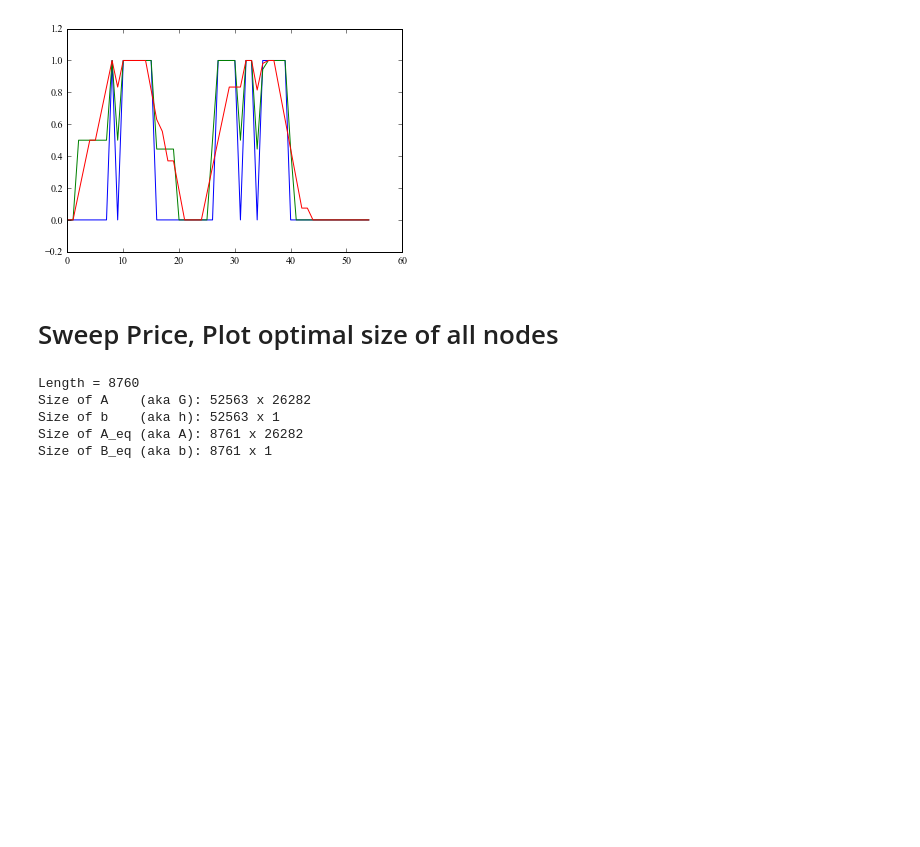
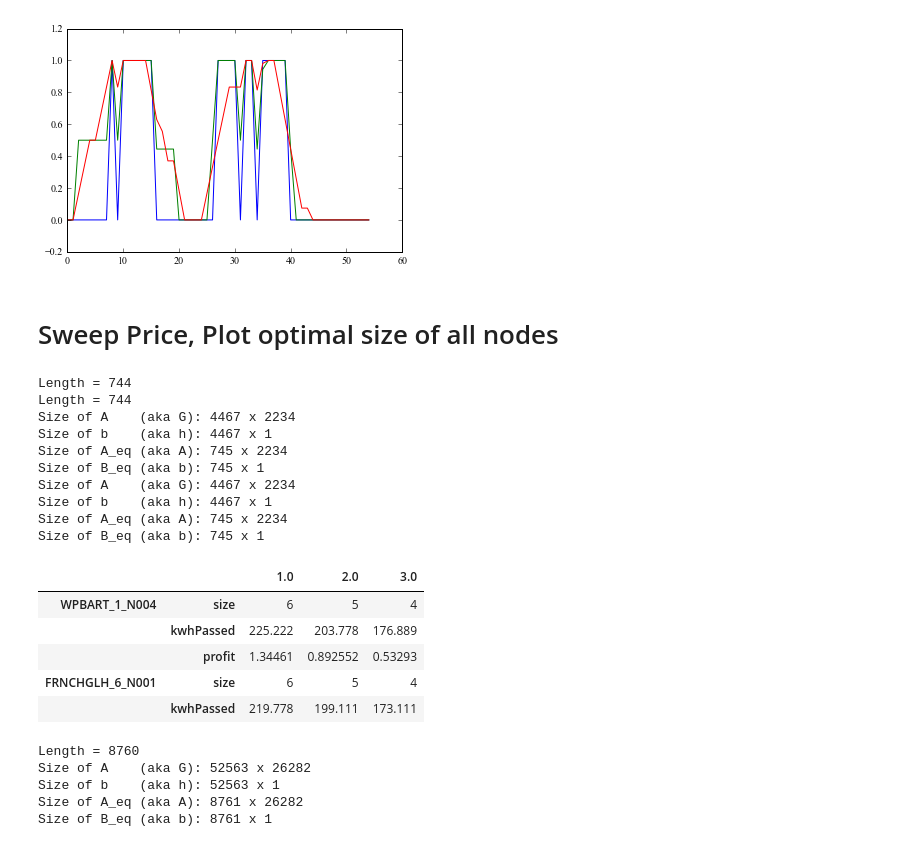
Before and after one commit to emunsing/StorageSizing, a Jupyter notebook: Implementing CyLP_APEN.ipynb, the cells around one changed output. Cells and saved outputs as stored; diff of their text form; code cells hidden in the pictures; blank space fills up the shorter version.

```diff
--- a/Implementing CyLP_APEN.ipynb
+++ b/Implementing CyLP_APEN.ipynb
@@ -344,3 +424,67 @@ np.savetxt('Data/chargeStates_varySize.csv',eStates,delimiter=',')
+# %%
+
+## CUSTOM START/END DATE
+startDate = parser.parse('01/01/12 00:00')  # year starts at 2013-01-01 00:00:00
+endDate = parser.parse('01/31/12 23:00')  # year ends at 2013-12-31 23:00:00
+startDate = pytz.timezone('America/Los_Angeles').localize(startDate).astimezone(pytz.utc)
+endDate = pytz.timezone('America/Los_Angeles').localize(endDate).astimezone(pytz.utc)
+
+# ## FULL DATASET
+# startDate = APNode_Prices.columns.values[ 0].astype('M8[m]').astype('O') # Convert to datetime, not timestamp
+# endDate   = APNode_Prices.columns.values[-1].astype('M8[m]').astype('O')
+# startDate = pytz.utc.localize(startDate)
+# endDate   = pytz.utc.localize(endDate)
+
+timespan = relativedelta.relativedelta(endDate +timestep, startDate)
+simulationYears = timespan.years + timespan.months/12. + timespan.days/365. + timespan.hours/8760.  # Leap years will be slightly more than a year, and that's ok.
+
+startNode = 0
+stopNode  = 0 # if set to zero, then will loop through all nodes
+if ((stopNode == 0)|(stopNode > APNode_Prices.shape[0])): stopNode = APNode_Prices.shape[0]
+
+
+# thisSlice = APNode_Prices.ix[startNode:stopNode,startDate:endDate]
+# someResults = computePriceSweep(thisSlice)
+
+
+import multiprocessing
+
+# Split dataset into roughly even chunks
+j = min(multiprocessing.cpu_count(),10)
+# chunksize = (APNode_Prices.shape[0]/j)+1
+# splitFrames = [df for g,df in APNode_Prices.groupby(np.arange(APNode_Prices.shape[0])//chunksize)]
+chunksize = (thisSlice.shape[0]/j)+1
+splitFrames = [df for g,df in thisSlice.groupby(np.arange(thisSlice.shape[0])//chunksize)]
+
+pool = multiprocessing.Pool(processes = j)
+resultList = pool.map(computePriceSweep,splitFrames)
+joinedResults = pd.concat(resultList)
+
+joinedResults.sort_index(inplace=True)
+sizeDf   = joinedResults.loc[(slice(None),'size'),:].reset_index(level=1,drop=True)
+profitDf = joinedResults.loc[(slice(None),'profit'),:].reset_index(level=1,drop=True)
+cycleDf  = joinedResults.loc[(slice(None),'kwhPassed'),:].reset_index(level=1,drop=True)
+
+sizeDf.to_csv('Data/VaryingPrices_StorageSizing_v2.csv')
+profitDf.to_csv('Data/VaryingPrices_StorageProfits_v2.csv')
+cycleDf.to_csv('Data/VaryingPrices_StorageCycles_v2.csv')
+# %% [output]
+Length = 744
+Length = 744
+Size of A    (aka G): 4467 x 2234
+Size of b    (aka h): 4467 x 1
+Size of A_eq (aka A): 745 x 2234
+Size of B_eq (aka b): 745 x 1
+Size of A    (aka G): 4467 x 2234
+Size of b    (aka h): 4467 x 1
+Size of A_eq (aka A): 745 x 2234
+Size of B_eq (aka b): 745 x 1
+|  |  | 1.0 | 2.0 | 3.0 |
+| WPBART_1_N004 | size | 6 | 5 | 4 |
+|  | kwhPassed | 225.222 | 203.778 | 176.889 |
+|  | profit | 1.34461 | 0.892552 | 0.53293 |
+| FRNCHGLH_6_N001 | size | 6 | 5 | 4 |
+|  | kwhPassed | 219.778 | 199.111 | 173.111 |
 # %%
 ## Model Set-up
 
```
Also changed, not shown: parts of 4 cells of this notebook, 9 other files.
